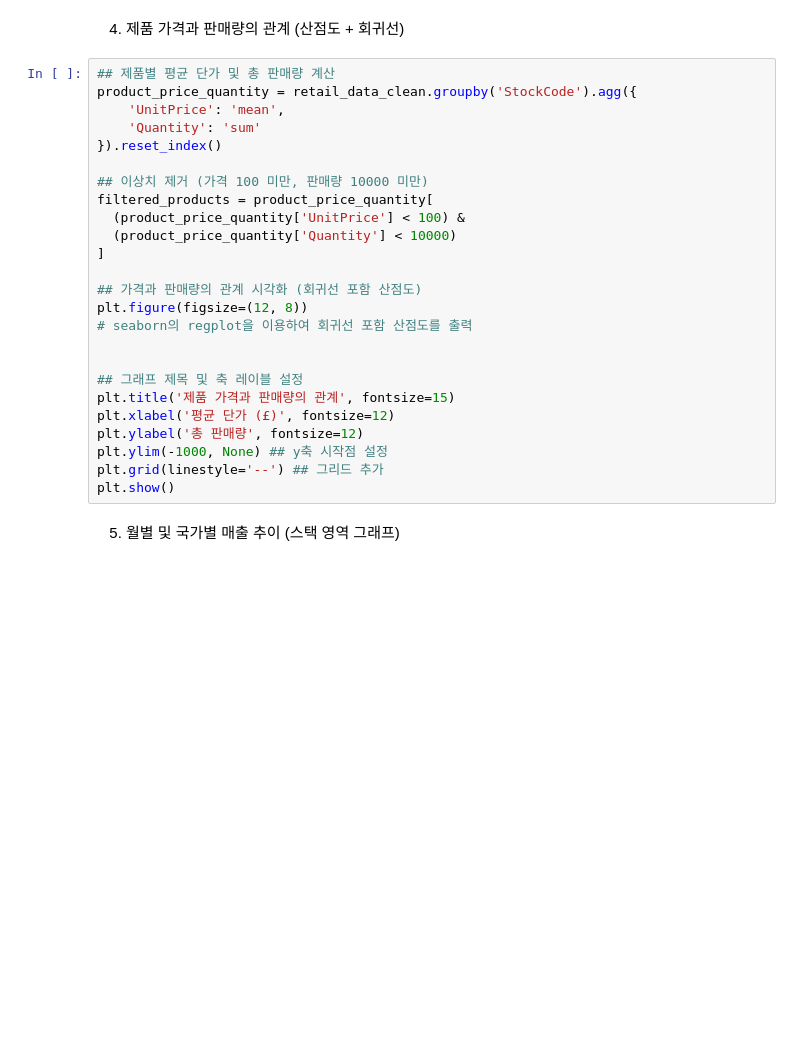
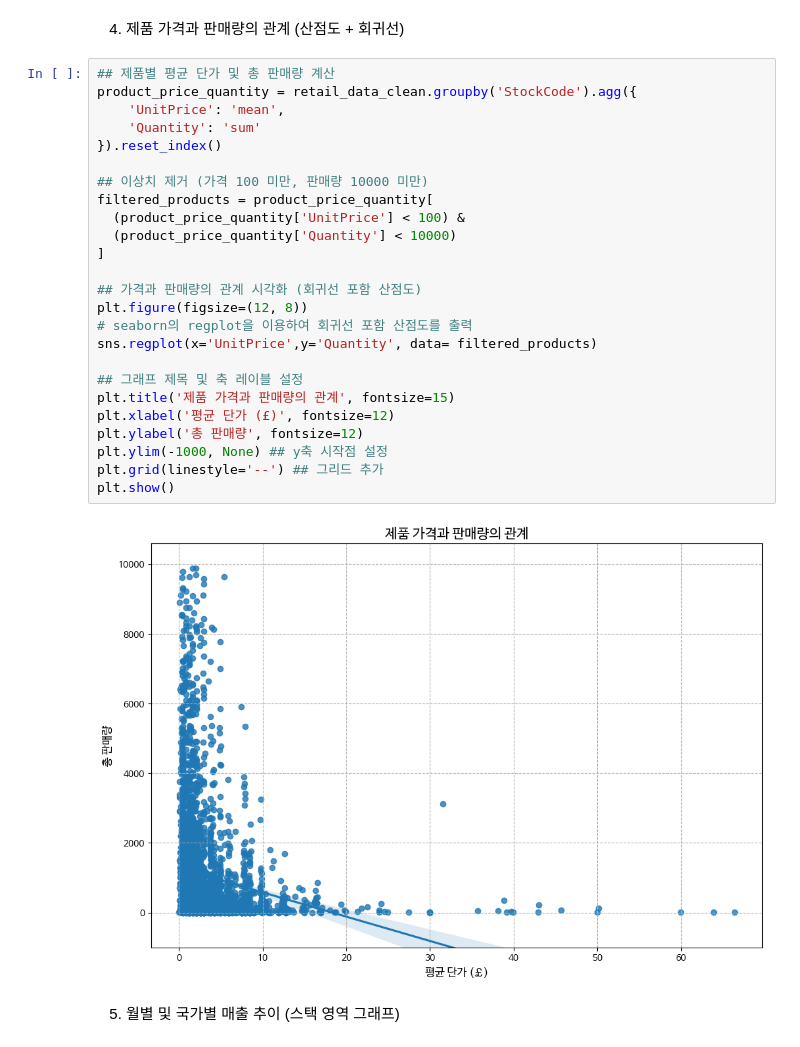
Before and after one commit to LDoHun/Data-Analysis-with-Open-Source, a Jupyter notebook: 오픈소스_데이터_분석_11강.ipynb, the cells around one changed output. Saved outputs shown, nothing was run; the diff lists cells and outputs as text; blank space fills up the shorter version.

```diff
--- a/오픈소스_데이터_분석_11강.ipynb
+++ b/오픈소스_데이터_분석_11강.ipynb
@@ -513,28 +512,30 @@ plt.show()
 # %%
 ## 제품별 평균 단가 및 총 판매량 계산
 product_price_quantity = retail_data_clean.groupby('StockCode').agg({
     'UnitPrice': 'mean',
     'Quantity': 'sum'
 }).reset_index()
 
 ## 이상치 제거 (가격 100 미만, 판매량 10000 미만)
 filtered_products = product_price_quantity[
   (product_price_quantity['UnitPrice'] < 100) &
   (product_price_quantity['Quantity'] < 10000)
 ]
 
 ## 가격과 판매량의 관계 시각화 (회귀선 포함 산점도)
 plt.figure(figsize=(12, 8))
 # seaborn의 regplot을 이용하여 회귀선 포함 산점도를 출력
-
+sns.regplot(x='UnitPrice',y='Quantity', data= filtered_products)
 
 ## 그래프 제목 및 축 레이블 설정
 plt.title('제품 가격과 판매량의 관계', fontsize=15)
 plt.xlabel('평균 단가 (£)', fontsize=12)
 plt.ylabel('총 판매량', fontsize=12)
 plt.ylim(-1000, None) ## y축 시작점 설정
 plt.grid(linestyle='--') ## 그리드 추가
 plt.show()
+# %% [output]
+[figure, added]
 # %% [markdown]
 5. 월별 및 국가별 매출 추이 (스택 영역 그래프)
 # %%
```
Also changed, not shown: parts of 4 cells of this notebook.
